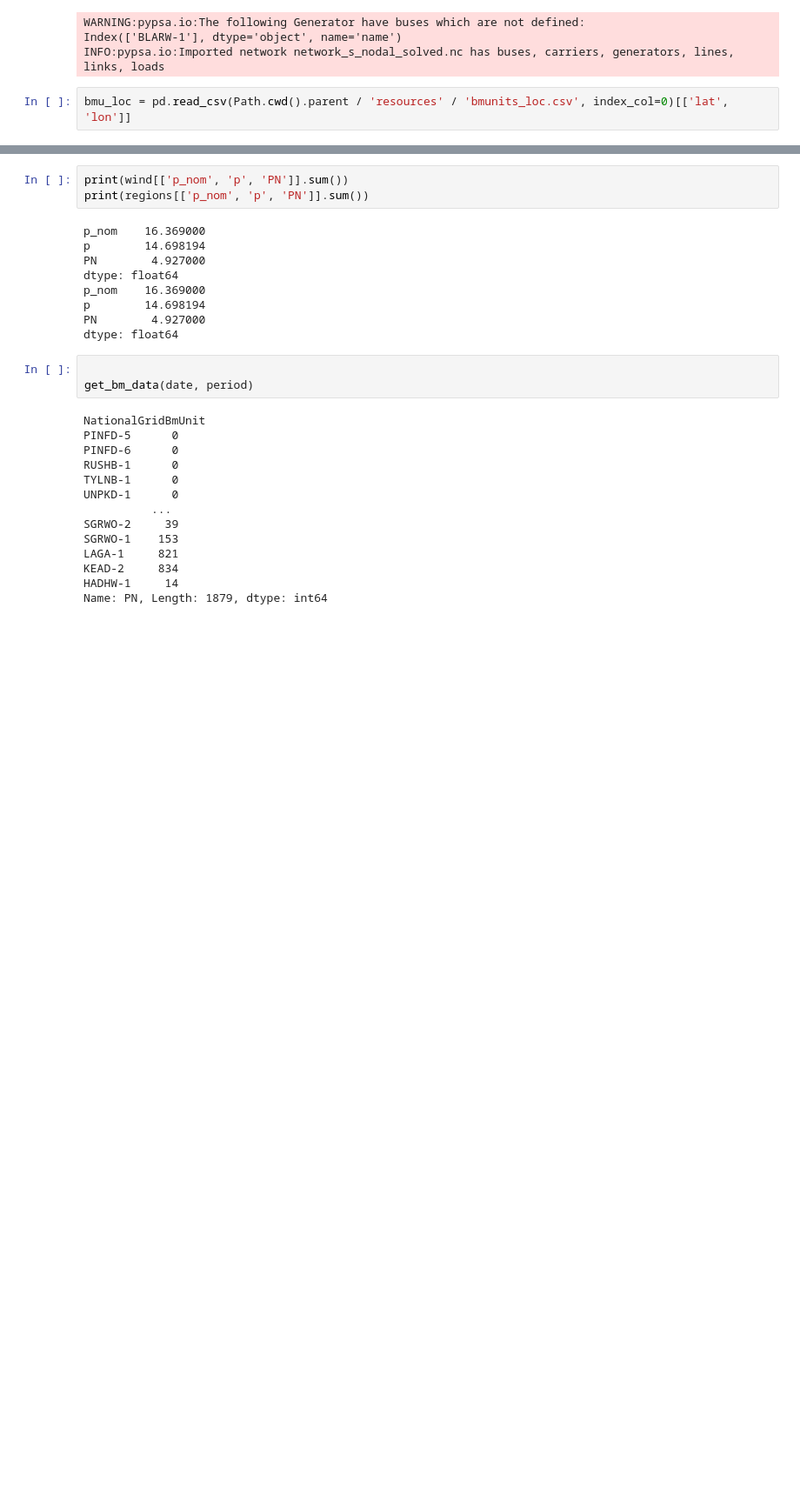
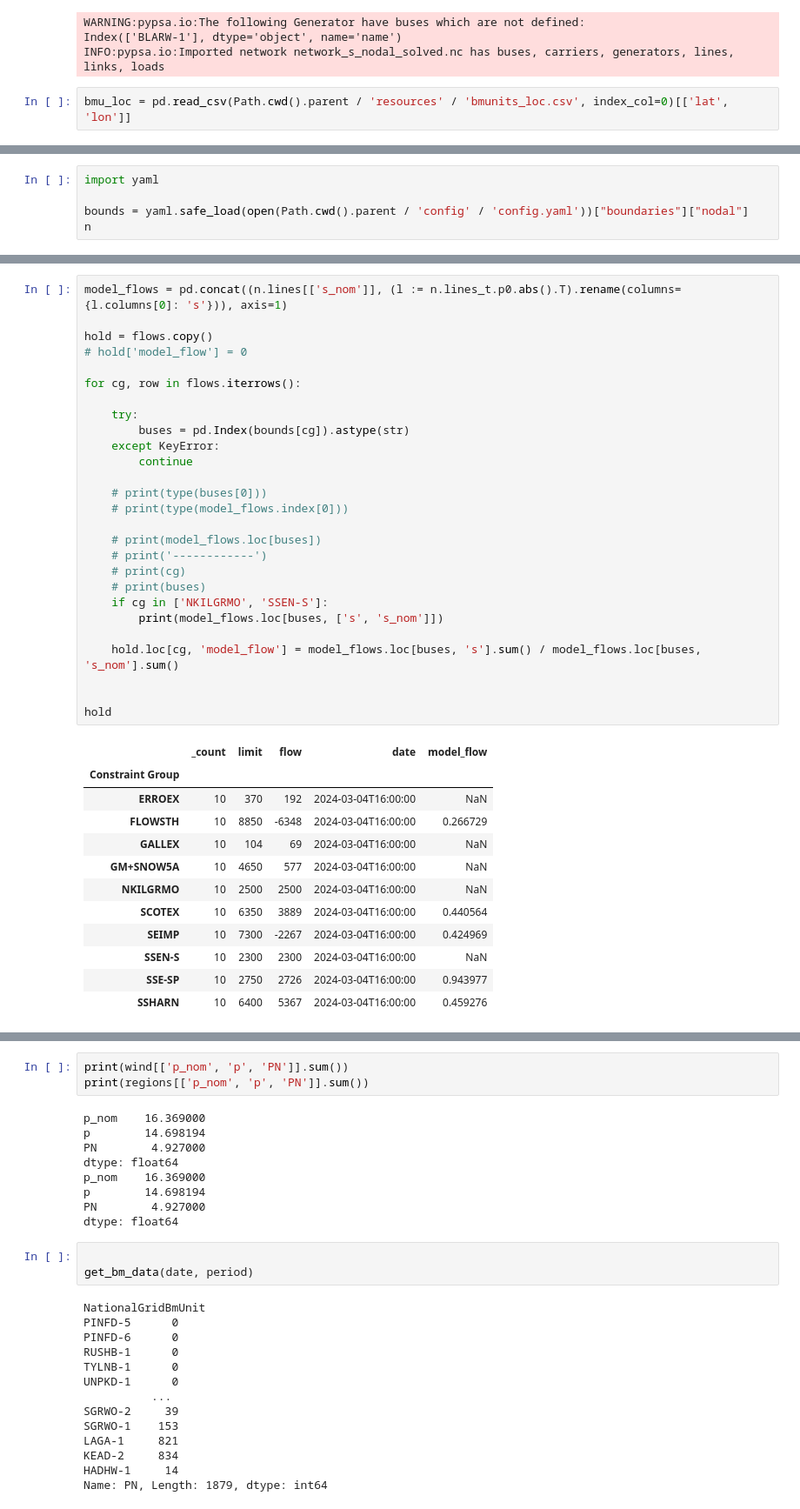
Before and after one commit to LukasFrankenQ/LMP, a Jupyter notebook: notebooks/match_wholesale.ipynb, the cells around one changed output, grey strips where cells are left out. Shown at 87% size. Saved outputs shown, nothing was run; the diff lists cells and outputs as text; blank space fills up the shorter version.

```diff
--- a/notebooks/match_wholesale.ipynb
+++ b/notebooks/match_wholesale.ipynb
@@ -377,0 +401,5 @@ pd.concat((wind['p'] - wind['PN'], wind[['p', 'PN']]), axis=1).rename(columns={0
+# %%
+import yaml
+
+bounds = yaml.safe_load(open(Path.cwd().parent / 'config' / 'config.yaml'))["boundaries"]["nodal"]
+n
@@ -377,0 +416,40 @@ pd.concat((wind['p'] - wind['PN'], wind[['p', 'PN']]), axis=1).rename(columns={0
+# %%
+model_flows = pd.concat((n.lines[['s_nom']], (l := n.lines_t.p0.abs().T).rename(columns={l.columns[0]: 's'})), axis=1)
+
+hold = flows.copy()
+# hold['model_flow'] = 0
+
+for cg, row in flows.iterrows():
+
+    try:
+        buses = pd.Index(bounds[cg]).astype(str)
+    except KeyError:
+        continue
+
+    # print(type(buses[0]))
+    # print(type(model_flows.index[0]))
+
+    # print(model_flows.loc[buses])
+    # print('------------')
+    # print(cg)
+    # print(buses)
+    if cg in ['NKILGRMO', 'SSEN-S']:
+        print(model_flows.loc[buses, ['s', 's_nom']])
+
+    hold.loc[cg, 'model_flow'] = model_flows.loc[buses, 's'].sum() / model_flows.loc[buses, 's_nom'].sum()
+
+
+hold
+# %% [output]
+|  | _count | limit | flow | date | model_flow |
+| Constraint Group |  |  |  |  |  |
+| ERROEX | 10 | 370 | 192 | 2024-03-04T16:00:00 | NaN |
+| FLOWSTH | 10 | 8850 | -6348 | 2024-03-04T16:00:00 | 0.266729 |
+| GALLEX | 10 | 104 | 69 | 2024-03-04T16:00:00 | NaN |
+| GM+SNOW5A | 10 | 4650 | 577 | 2024-03-04T16:00:00 | NaN |
+| NKILGRMO | 10 | 2500 | 2500 | 2024-03-04T16:00:00 | NaN |
+| SCOTEX | 10 | 6350 | 3889 | 2024-03-04T16:00:00 | 0.440564 |
+| SEIMP | 10 | 7300 | -2267 | 2024-03-04T16:00:00 | 0.424969 |
+| SSEN-S | 10 | 2300 | 2300 | 2024-03-04T16:00:00 | NaN |
+| SSE-SP | 10 | 2750 | 2726 | 2024-03-04T16:00:00 | 0.943977 |
+| SSHARN | 10 | 6400 | 5367 | 2024-03-04T16:00:00 | 0.459276 |
```
Also changed, not shown: parts of 16 cells of this notebook, 2 other files.
